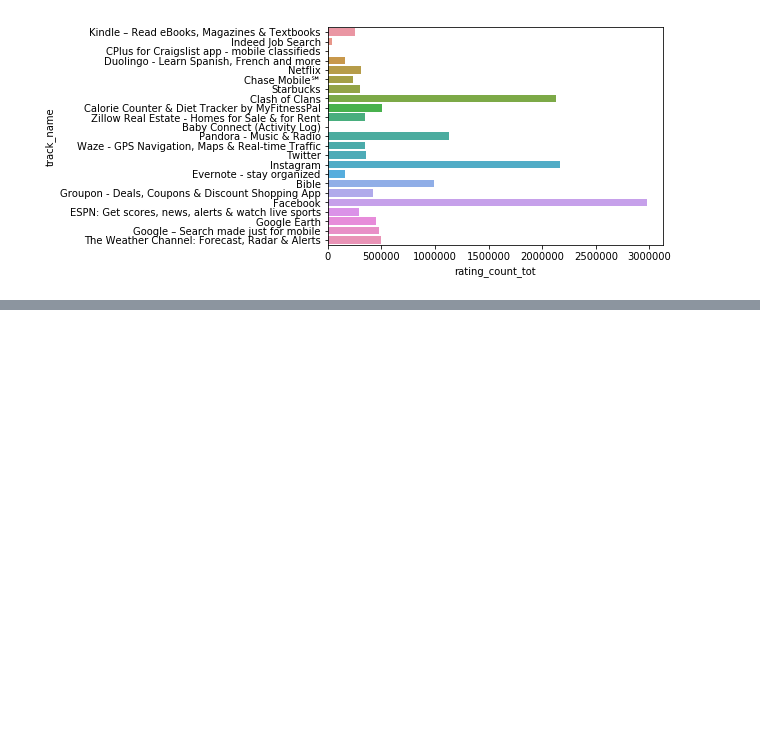
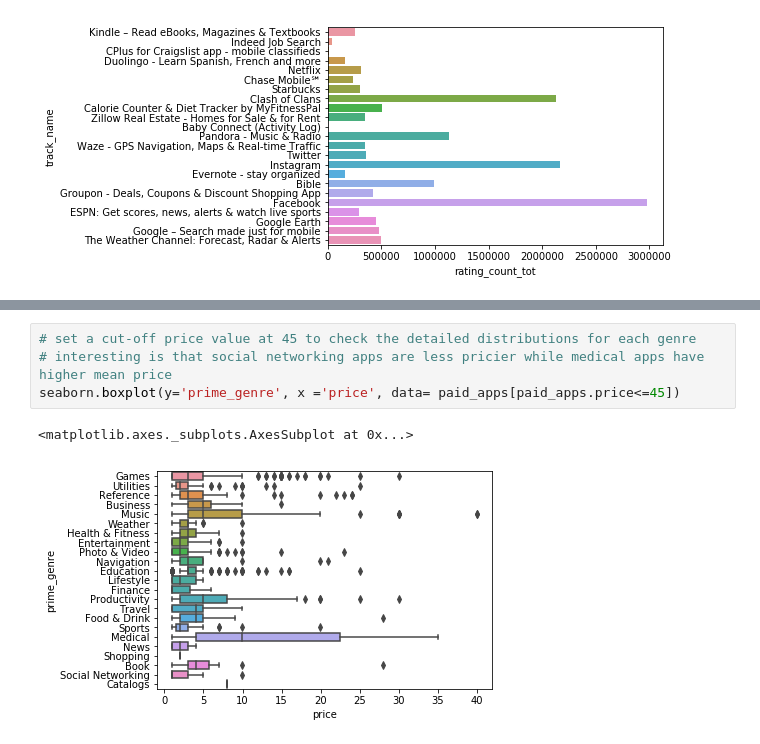
Before and after one commit to nanli-7/app-store-apple-data, a Jupyter notebook: apple-store-apps.ipynb, the cells around one changed output, grey strips where cells are left out. Saved outputs shown, nothing was run; the diff lists cells and outputs as text; blank space fills up the shorter version.

```diff
--- a/apple-store-apps.ipynb
+++ b/apple-store-apps.ipynb
@@ -216,0 +309,7 @@ seaborn.barplot(y="track_name", x="rating_count_tot", data=top_apps)
+# %%
+# set a cut-off price value at 45 to check the detailed distributions for each genre
+# interesting is that social networking apps are less pricier while medical apps have higher mean price
+seaborn.boxplot(y='prime_genre', x ='price', data= paid_apps[paid_apps.price<=45])
+# %% [output]
+<matplotlib.axes._subplots.AxesSubplot at 0x...>
+[figure, added]
```
Also changed, not shown: parts of 22 cells of this notebook.
